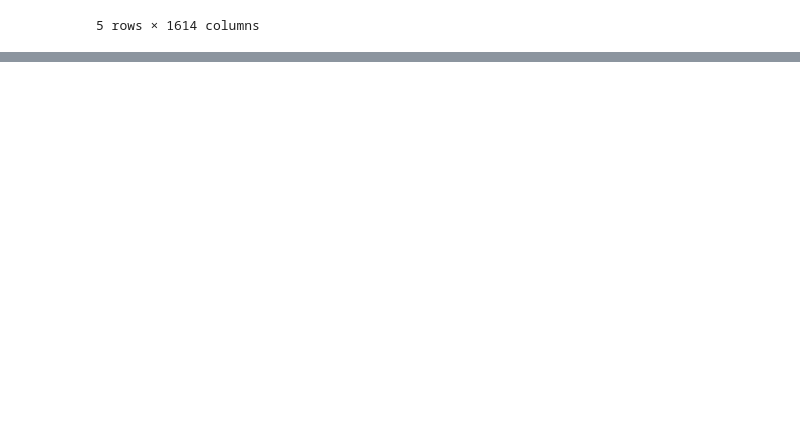
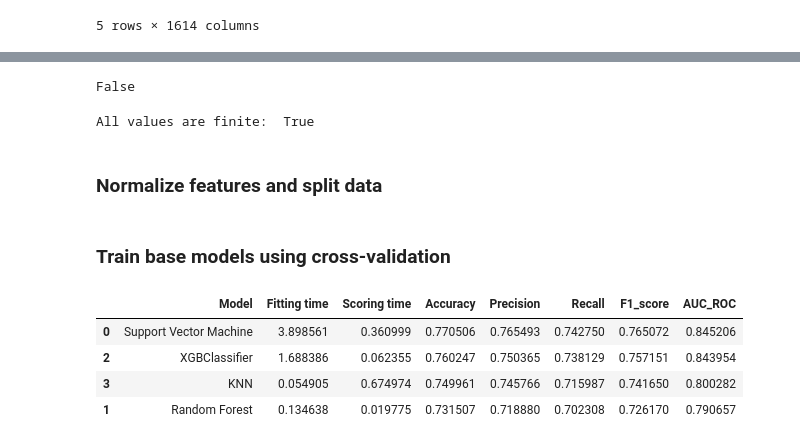
Before and after one commit to StefanPushkov/TestDocker, a Jupyter notebook: jupyter/ClassicML.ipynb, the cells around one changed output, grey strips where cells are left out. Saved outputs shown, nothing was run; the diff lists cells and outputs as text; code cells hidden in the pictures; blank space fills up the shorter version.

```diff
--- a/jupyter/ClassicML.ipynb
+++ b/jupyter/ClassicML.ipynb
@@ -153,0 +95,11 @@ print(metrics.confusion_matrix(y_test, y_preds))
+# %%
+# Check if contains null values
+data.isnull().values.any()
+# %% [output]
+False
+# %%
+print("All values are finite: ", np.all(np.isfinite(data.iloc[:,1:].head())))
+# %% [output]
+All values are finite:  True
+# %% [markdown]
+### Normalize features and split data
@@ -153,0 +111,9 @@ print(metrics.confusion_matrix(y_test, y_preds))
+# %%
+# Features normalization
+features_norm = StandardScaler()
+X_std = features_norm.fit_transform(X)
+# %%
+# Split data in train/test
+X_train, x_test, Y_train, y_test = train_test_split(X_std, y, test_size=0.2, random_state=42)
+# %% [markdown]
+### Train base models using cross-validation
@@ -153,0 +171,35 @@ print(metrics.confusion_matrix(y_test, y_preds))
+# %%
+# K-Nearest Neighbors
+KNN = KNeighborsClassifier()
+
+scoring = ['accuracy', 'precision_macro', 'recall_macro' , 'f1_weighted', 'roc_auc']
+scores_knn = cross_validate(KNN, X_train, Y_train, scoring=scoring, cv=5)
+
+sorted(scores_knn.keys())
+KNN_fit_time = scores_knn['fit_time'].mean()
+KNN_score_time = scores_knn['score_time'].mean()
+KNN_accuracy = scores_knn['test_accuracy'].mean()
+KNN_precision = scores_knn['test_precision_macro'].mean()
+KNN_recall = scores_knn['test_recall_macro'].mean()
+KNN_f1 = scores_knn['test_f1_weighted'].mean()
+KNN_roc = scores_knn['test_roc_auc'].mean()
+# %%
+# Comparison of algorithms
+models_initial = pd.DataFrame({
+    'Model'       : ['Support Vector Machine', 'Random Forest', 'XGBClassifier', 'KNN'],
+    'Fitting time': [SVM_fit_time, forest_fit_time, XGB_fit_time, KNN_fit_time],
+    'Scoring time': [SVM_score_time, forest_score_time, XGB_score_time, KNN_score_time],
+    'Accuracy'    : [SVM_accuracy, forest_accuracy, XGB_accuracy, KNN_accuracy],
+    'Precision'   : [SVM_precision, forest_precision, XGB_precision, KNN_precision],
+    'Recall'      : [SVM_recall, forest_recall, XGB_recall, KNN_recall],
+    'F1_score'    : [SVM_f1, forest_f1, XGB_f1, KNN_f1],
+    'AUC_ROC'     : [SVM_roc, forest_roc, XGB_roc, KNN_roc],
+    }, columns = ['Model', 'Fitting time', 'Scoring time', 'Accuracy', 'Precision', 'Recall', 'F1_score', 'AUC_ROC'])
+
+models_initial.sort_values(by='AUC_ROC', ascending=False)
+# %% [output]
+|  | Model | Fitting time | Scoring time | Accuracy | Precision | Recall | F1_score | AUC_ROC |
+| 0 | Support Vector Machine | 3.898561 | 0.360999 | 0.770506 | 0.765493 | 0.742750 | 0.765072 | 0.845206 |
+| 2 | XGBClassifier | 1.688386 | 0.062355 | 0.760247 | 0.750365 | 0.738129 | 0.757151 | 0.843954 |
+| 3 | KNN | 0.054905 | 0.674974 | 0.749961 | 0.745766 | 0.715987 | 0.741650 | 0.800282 |
+| 1 | Random Forest | 0.134638 | 0.019775 | 0.731507 | 0.718880 | 0.702308 | 0.726170 | 0.790657 |
```
Also changed, not shown: parts of 64 cells of this notebook.
